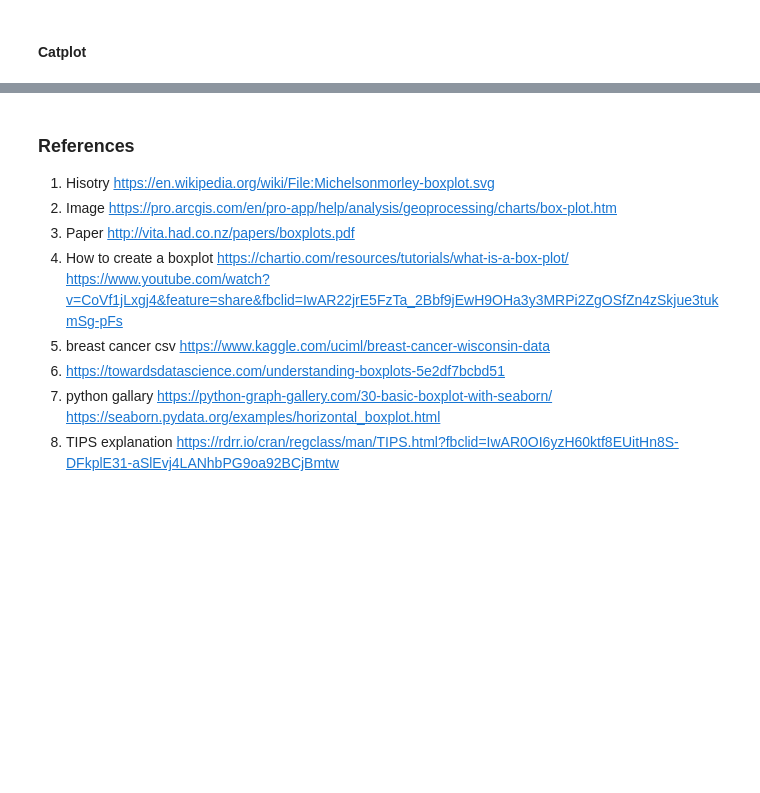
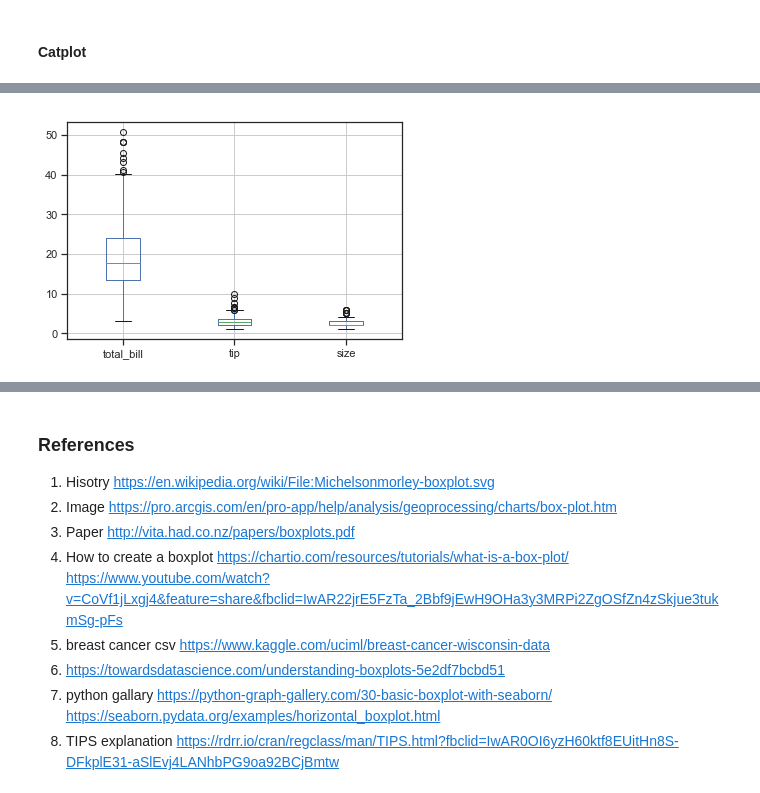
Before and after one commit to MartynaMisk/Boxplot, a Jupyter notebook: BoxplotsJupyter.ipynb, the cells around one changed output, grey strips where cells are left out. Drawn from its saved outputs; the diff is of its cells as text; code cells hidden in the pictures; blank space fills up the shorter version.

```diff
--- a/BoxplotsJupyter.ipynb
+++ b/BoxplotsJupyter.ipynb
@@ -258,0 +271,8 @@ Text(0.5,1,'CATPLOT in a ticks style')
+# %%
+Boxplots = tips.boxplot()
+#This gives us a view of the three boxplots taken from the dataset TIPS
+#from a quick glance we can see the way histograms are represented (three different graphs)
+#I believe that for this dataset both histograms and boxplots would be good graphs to represent the data
+#The dataset does not have a lot of variance between groups of data and can be easly represented
+# %% [output]
+[figure, added]
```
Also changed, not shown: parts of 26 cells of this notebook.
